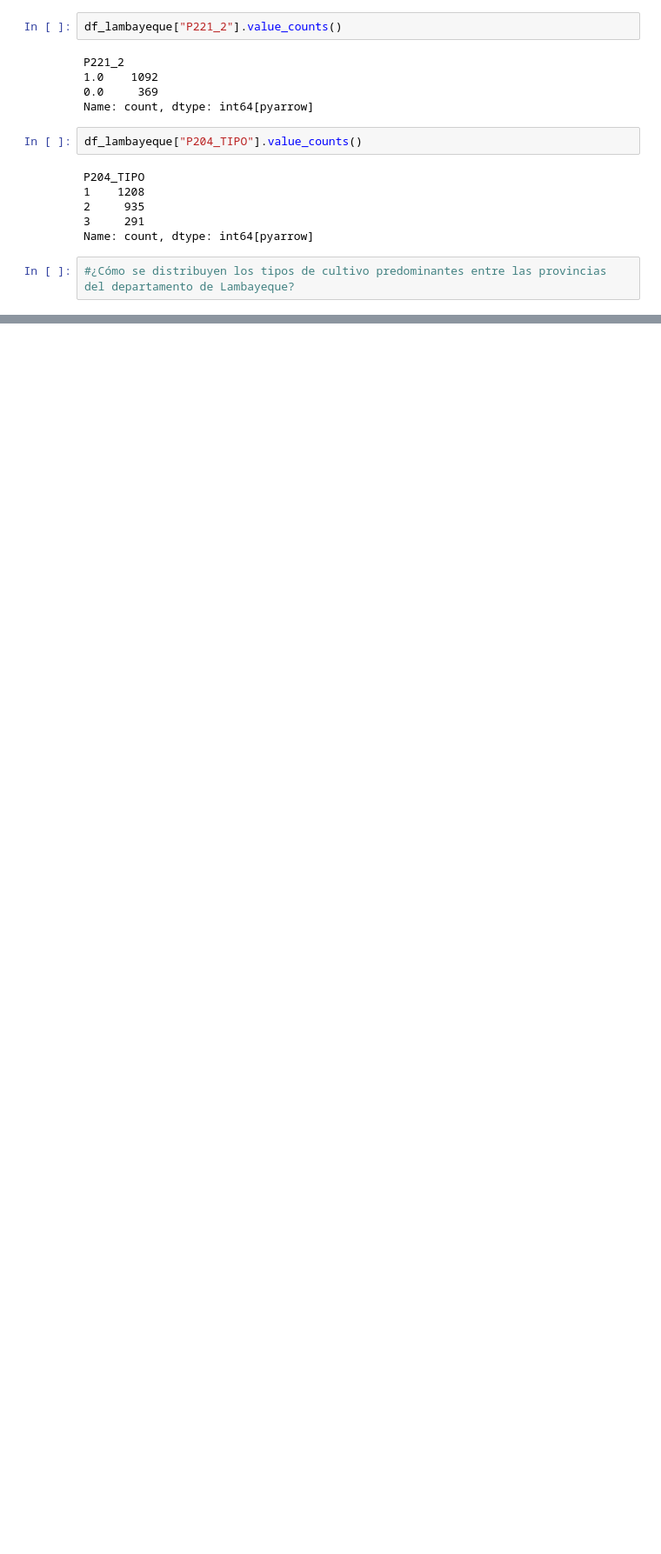
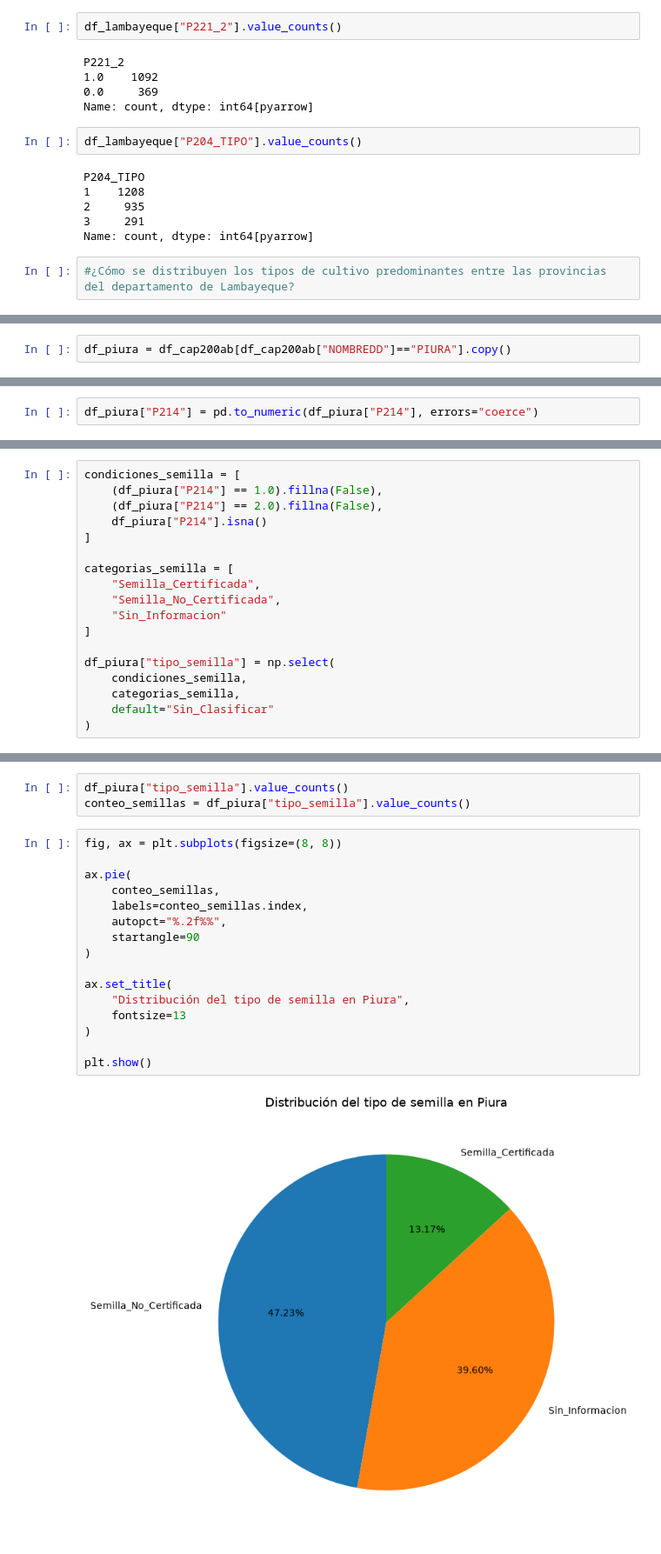
Before and after one commit to matiasrg/Proyecto-PCDA, a Jupyter notebook: scripts/02_CAP200AB.ipynb, the cells around one changed output, grey strips where cells are left out. Shown at 87% size. Cells and saved outputs as stored; diff of their text form; blank space fills up the shorter version.

Commit message:
Análisis de pérdidas agrícolas en Piura

```diff
--- a/scripts/02_CAP200AB.ipynb
+++ b/scripts/02_CAP200AB.ipynb
@@ -421,0 +490,2 @@ resumen_tipo_cultivo_lam.head()
+# %%
+df_piura = df_cap200ab[df_cap200ab["NOMBREDD"]=="PIURA"].copy()
@@ -421,0 +513,2 @@ resumen_tipo_cultivo_lam.head()
+# %%
+df_piura["P214"] = pd.to_numeric(df_piura["P214"], errors="coerce")
@@ -421,0 +522,18 @@ resumen_tipo_cultivo_lam.head()
+# %%
+condiciones_semilla = [
+    (df_piura["P214"] == 1.0).fillna(False),
+    (df_piura["P214"] == 2.0).fillna(False),
+    df_piura["P214"].isna()
+]
+
+categorias_semilla = [
+    "Semilla_Certificada",
+    "Semilla_No_Certificada",
+    "Sin_Informacion"
+]
+
+df_piura["tipo_semilla"] = np.select(
+    condiciones_semilla,
+    categorias_semilla,
+    default="Sin_Clasificar"
+)
@@ -421,0 +554,21 @@ resumen_tipo_cultivo_lam.head()
+# %%
+df_piura["tipo_semilla"].value_counts()
+conteo_semillas = df_piura["tipo_semilla"].value_counts()
+# %%
+fig, ax = plt.subplots(figsize=(8, 8))
+
+ax.pie(
+    conteo_semillas,
+    labels=conteo_semillas.index,
+    autopct="%.2f%%",
+    startangle=90
+)
+
+ax.set_title(
+    "Distribución del tipo de semilla en Piura",
+    fontsize=13
+)
+
+plt.show()
+# %% [output]
+[figure, added]
```
Also changed, not shown: parts of 10 cells of this notebook, 2 other files.
